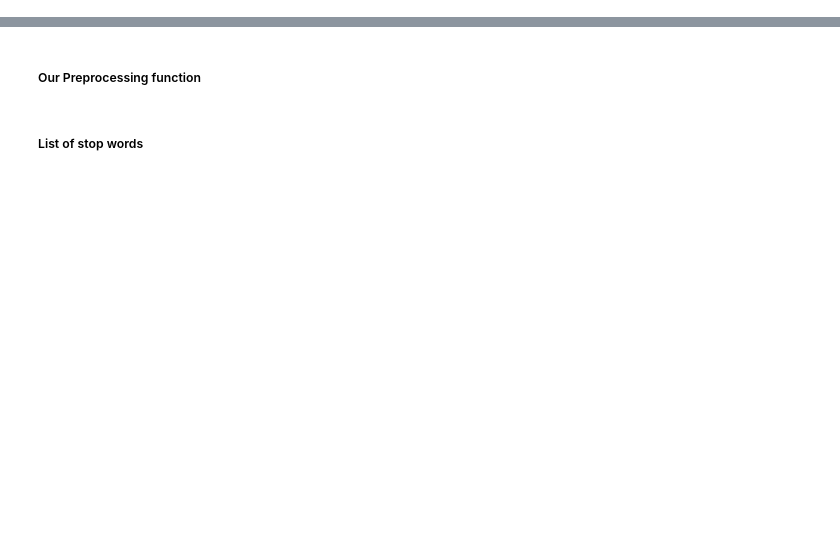
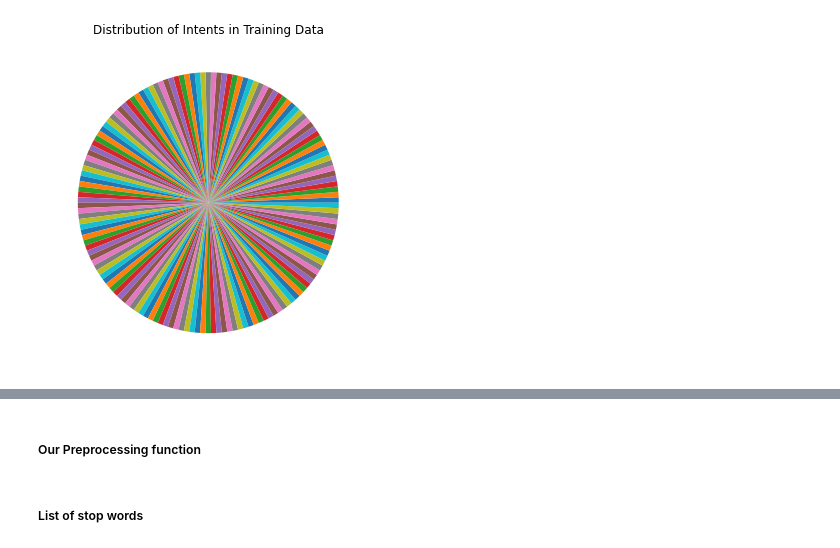
Before and after one commit to FilippoComastri/Intent-Class-and-OOS-Prediction, a Jupyter notebook: ds_exploration.ipynb, the cells around one changed output, grey strips where cells are left out. Saved outputs shown, nothing was run; the diff lists cells and outputs as text; code cells hidden in the pictures; blank space fills up the shorter version.

```diff
--- a/ds_exploration.ipynb
+++ b/ds_exploration.ipynb
@@ -31,0 +56,18 @@ test_df = pd.DataFrame(test_data, columns =['query', 'intent'])
+# %%
+import matplotlib.pyplot as plt
+import numpy as np
+
+# Count the number of queries per intent in the training data
+intent_counts = train_df['intent'].value_counts()
+
+# Create a pie chart of the distribution of each intent in the training data
+plt.figure(figsize=(10, 6))
+plt.pie(intent_counts.values, labels= None, )
+
+# Set the title and axis labels
+plt.title('Distribution of Intents in Training Data')
+
+# Display the chart
+plt.show()
+# %% [output]
+[figure, added]
```
Also changed, not shown: parts of 32 cells of this notebook, 3 other files.
